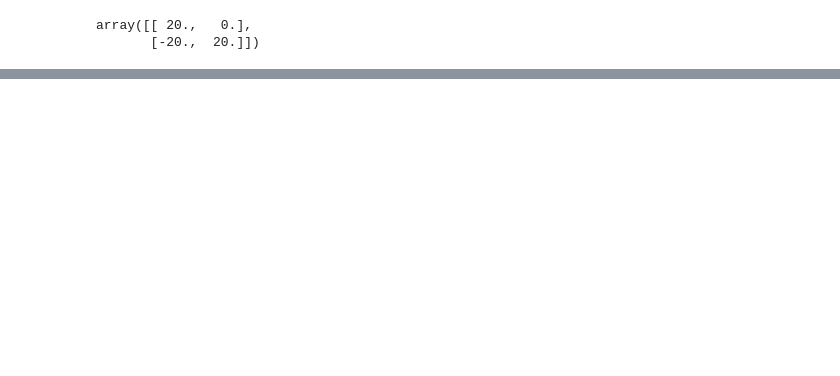
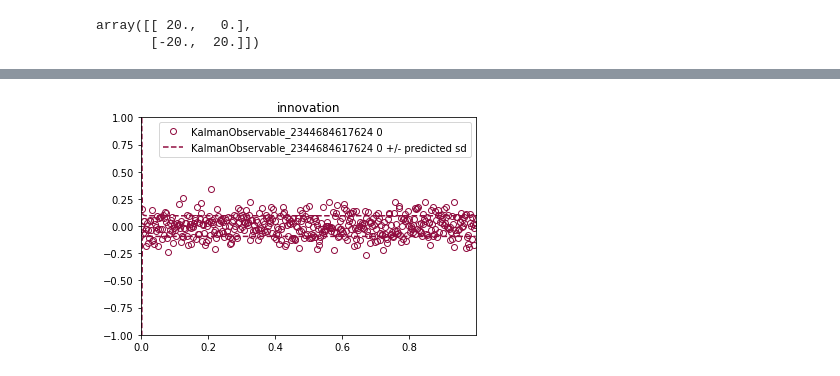
Before and after one commit to thalesians/tsa, a Jupyter notebook: src/jupyter/python/multiscaleou.ipynb, the cells around one changed output, grey strips where cells are left out. Saved outputs shown, nothing was run; the diff lists cells and outputs as text; code cells hidden in the pictures; blank space fills up the shorter version.

```diff
--- a/src/jupyter/python/multiscaleou.ipynb
+++ b/src/jupyter/python/multiscaleou.ipynb
@@ -107,0 +73,6 @@ True
+# %%
+ep = visual.InnovPlot()
+ep.process_run_df(run_df[1:])
+ep.ax.set_ylim((-1, 1));
+# %% [output]
+[figure, added]
```
Also changed, not shown: parts of 25 cells of this notebook, 1 other file.
